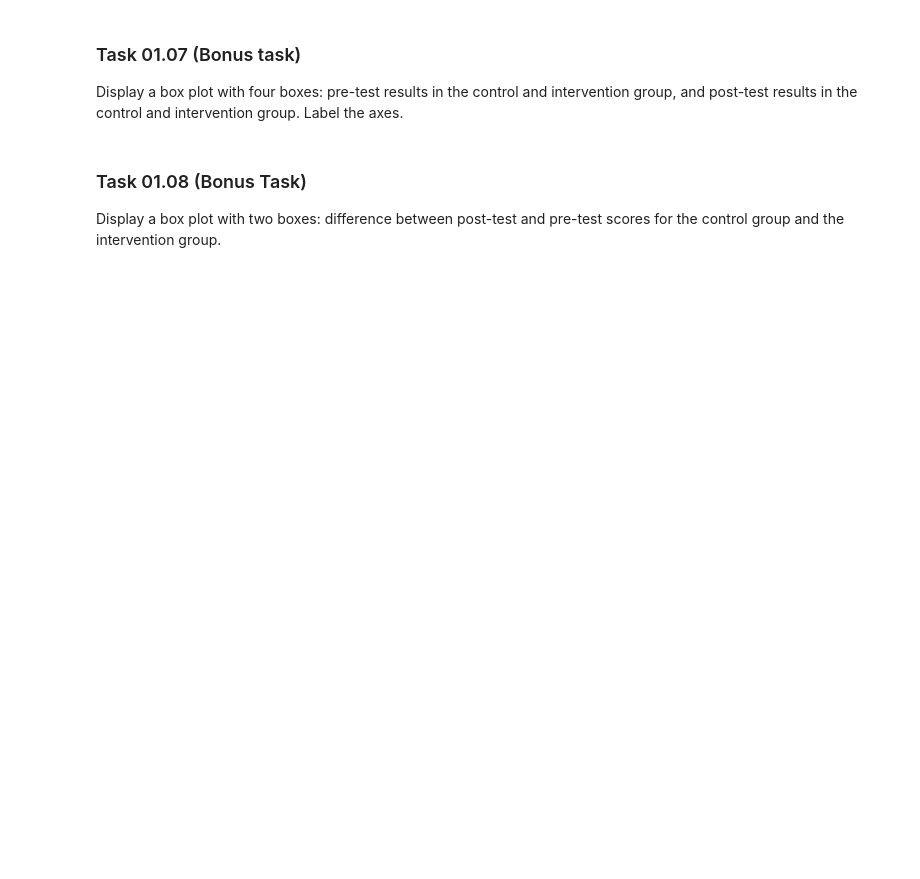
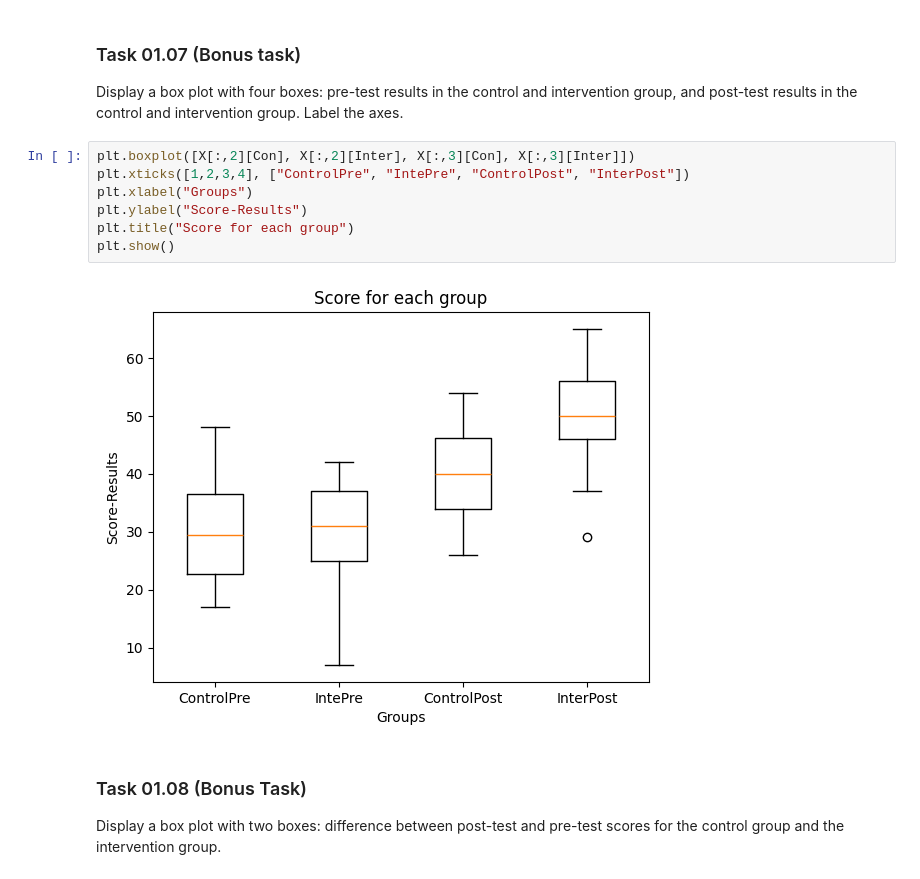
Before and after one commit to d3nnis2001/Data-Mining-Lecture, a Jupyter notebook: Abgabe1/sheet01.ipynb, the cells around one changed output. Cells and saved outputs as stored; diff of their text form; blank space fills up the shorter version.

```diff
--- a/Abgabe1/sheet01.ipynb
+++ b/Abgabe1/sheet01.ipynb
@@ -189,6 +195,15 @@ Yes, I think the score difference is significantly higher in the intervention gr
 ### Task 01.07 (Bonus task)
 
 Display a box plot with four boxes: pre-test results in the control and intervention group, and post-test results in the control and intervention group. Label the axes.
+# %%
+plt.boxplot([X[:,2][Con], X[:,2][Inter], X[:,3][Con], X[:,3][Inter]])
+plt.xticks([1,2,3,4], ["ControlPre", "IntePre", "ControlPost", "InterPost"])
+plt.xlabel("Groups")
+plt.ylabel("Score-Results")
+plt.title("Score for each group")
+plt.show()
+# %% [output]
+[figure, added]
 # %% [markdown]
 ### Task 01.08 (Bonus Task)
 
```
Also changed, not shown: parts of 7 cells of this notebook.
